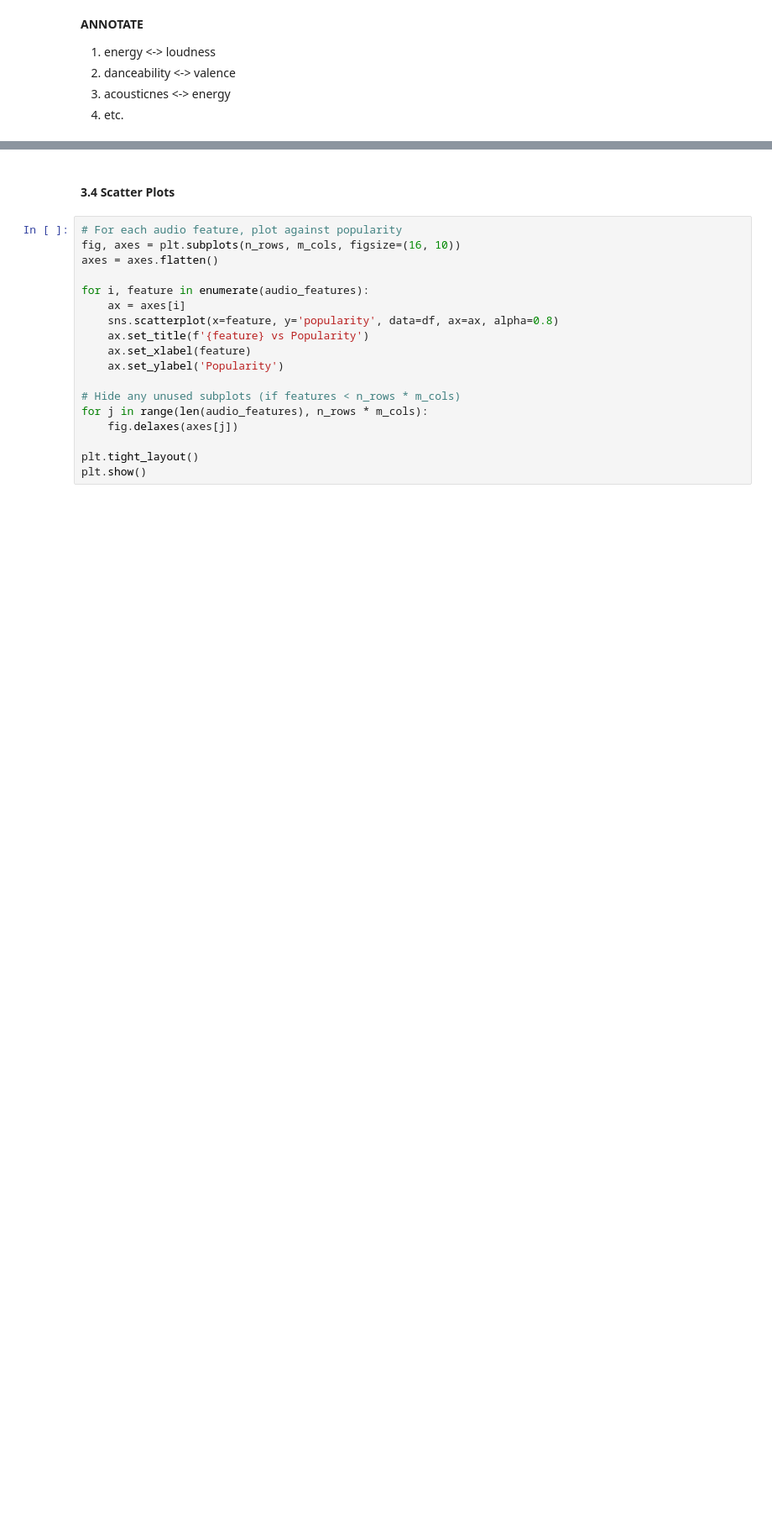
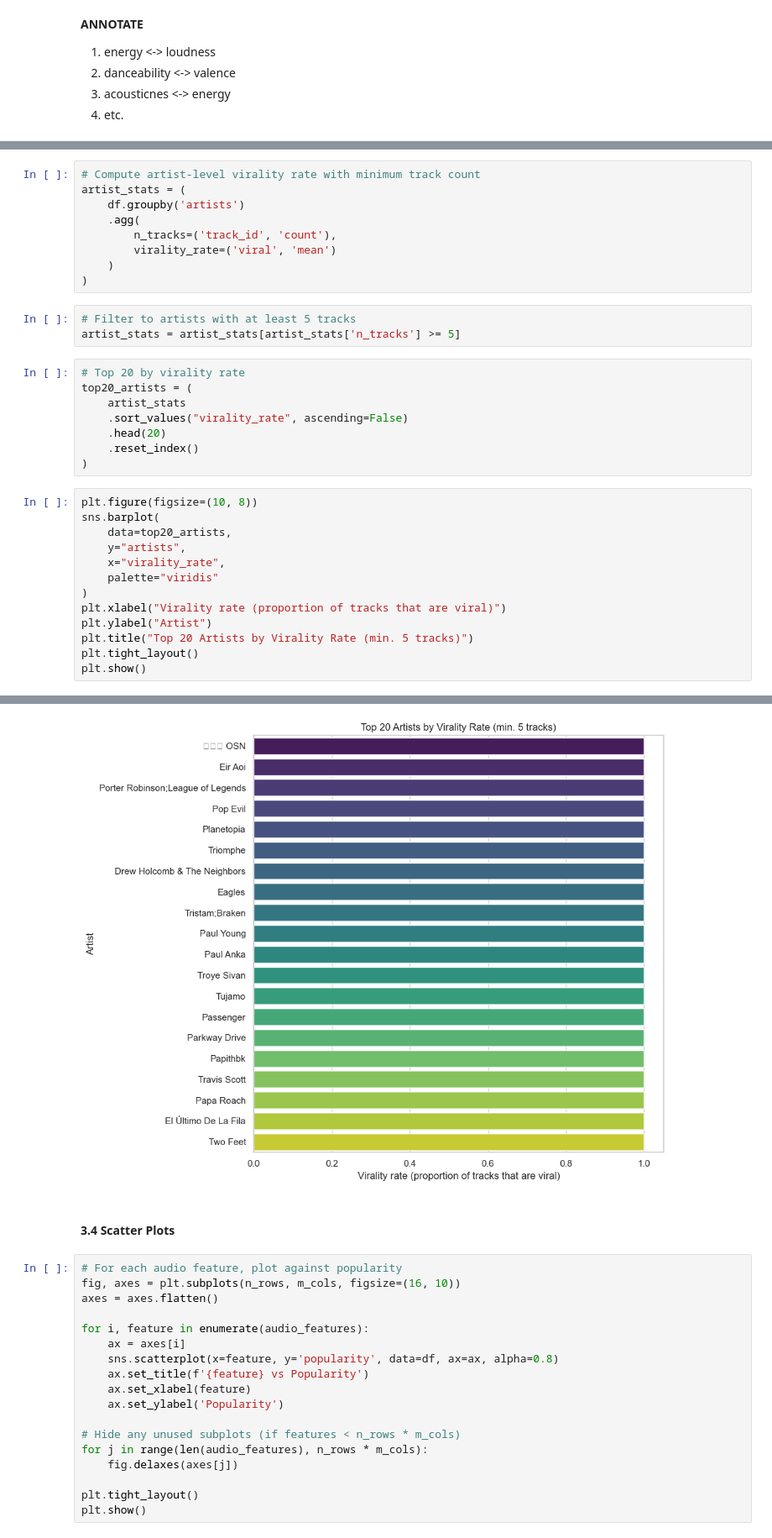
Before and after one commit to vancenceho/viral-content-predictor, a Jupyter notebook: notebooks/01_spotify_eda.ipynb, the cells around one changed output, grey strips where cells are left out. Shown at 84% size. Drawn from its saved outputs; the diff is of its cells as text; blank space fills up the shorter version.

```diff
--- a/notebooks/01_spotify_eda.ipynb
+++ b/notebooks/01_spotify_eda.ipynb
@@ -270,0 +369,34 @@ plt.show()
+# %%
+# Compute artist-level virality rate with minimum track count
+artist_stats = (
+    df.groupby('artists')
+    .agg(
+        n_tracks=('track_id', 'count'),
+        virality_rate=('viral', 'mean')
+    )
+)
+# %%
+# Filter to artists with at least 5 tracks
+artist_stats = artist_stats[artist_stats['n_tracks'] >= 5]
+# %%
+# Top 20 by virality rate
+top20_artists = (
+    artist_stats
+    .sort_values("virality_rate", ascending=False)
+    .head(20)
+    .reset_index()
+)
+# %%
+plt.figure(figsize=(10, 8))
+sns.barplot(
+    data=top20_artists,
+    y="artists",
+    x="virality_rate",
+    palette="viridis"
+)
+plt.xlabel("Virality rate (proportion of tracks that are viral)")
+plt.ylabel("Artist")
+plt.title("Top 20 Artists by Virality Rate (min. 5 tracks)")
+plt.tight_layout()
+plt.show()
+# %% [output]
@@ -271,3 +406,4 @@ plt.show()
+[figure, added]
 # %% [markdown]
 #### 3.4 Scatter Plots
 # %%
```
Also changed, not shown: parts of 28 cells of this notebook.
